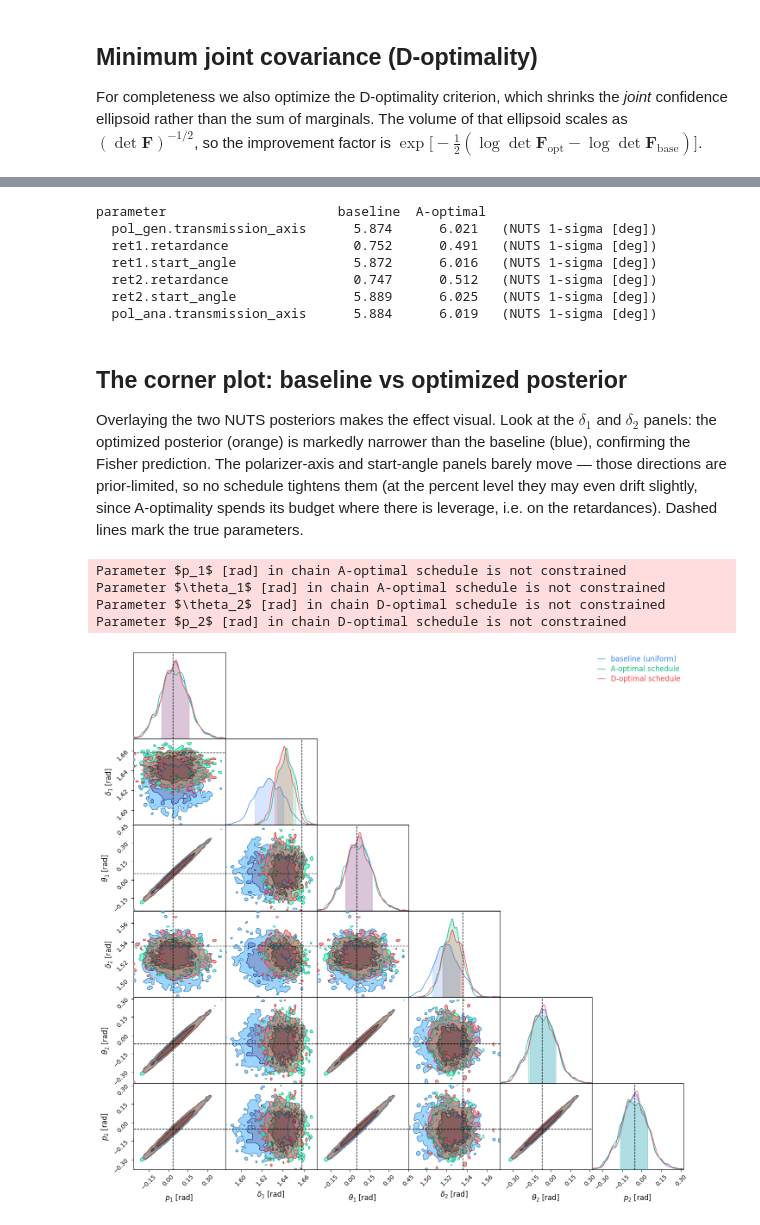
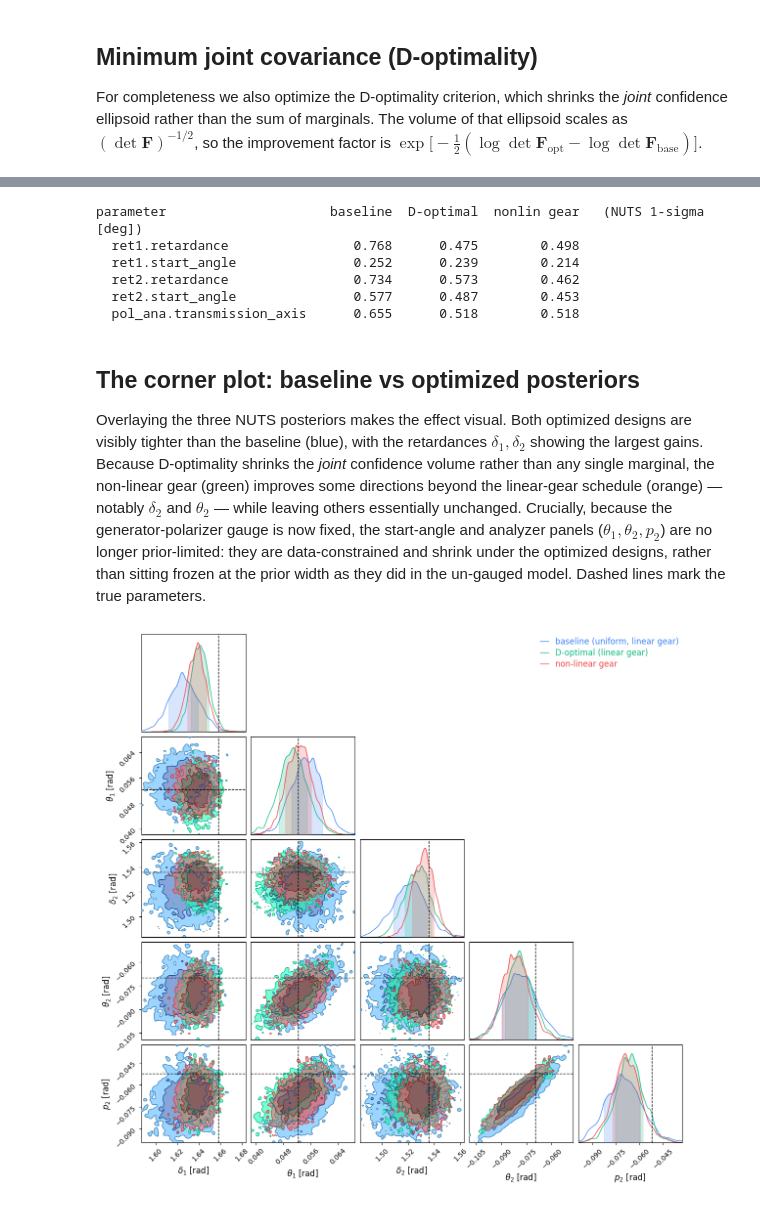
Before and after one commit to Jashcraf/katsu, a Jupyter notebook: docs/notebooks/tutorials/OptimalPolarimeterDesign.ipynb, the cells around one changed output, grey strips where cells are left out. Saved outputs shown, nothing was run; the diff lists cells and outputs as text; code cells hidden in the pictures.

```diff
--- a/docs/notebooks/tutorials/OptimalPolarimeterDesign.ipynb
+++ b/docs/notebooks/tutorials/OptimalPolarimeterDesign.ipynb
@@ -158,13 +223,13 @@ baseline marginal 1-sigma [deg]:
 We now define the two scalar objectives. **A-optimality** literally minimizes the sum of the marginal variances — the most direct reading of "tighter marginal bounds." **D-optimality** maximizes $\log\det\mathbf{F}$, which minimizes the volume of the joint confidence ellipsoid $\propto (\det\mathbf{F})^{-1/2}$ — a global "minimum covariance" criterion that, unlike the trace, is not dominated by whichever single parameter happens to have the largest variance.
 # %%
 def a_optimality(sched):
-    '''Sum of marginal variances = trace of the covariance.'''
-    return np.trace(np.linalg.inv(fisher(sched)))
+    '''Sum of marginal variances = trace of the covariance (linear gear).'''
+    return np.trace(np.linalg.inv(fisher(sched, GEAR * sched)))
 
 
 def neg_logdet_fisher(sched):
-    '''D-optimality objective: minimize -log det F  <=>  shrink the joint ellipsoid.'''
-    return -np.linalg.slogdet(fisher(sched))[1]
+    '''D-optimality objective (linear gear): minimize -log det F  <=>  shrink the joint ellipsoid.'''
+    return -np.linalg.slogdet(fisher(sched, GEAR * sched))[1]
 # %% [markdown]
 ## Optimizing the schedule for tighter marginals (A-optimality)
 
@@ -203,6 +270,6 @@ This is exactly why the *total* trace moves so little while the retardance bound
 # %%
-sig0 = marginal_sigmas_deg(baseline)
-sigA = marginal_sigmas_deg(sched_A)
+sig0 = marginal_sigmas_deg(baseline, GEAR * baseline)
+sigA = marginal_sigmas_deg(sched_A, GEAR * sched_A)
 
 print(f"{'parameter':28s} {'baseline':>10s} {'A-optimal':>10s} {'change':>9s}")
 for k, a, b in zip(order, sig0, sigA):
@@ -288,13 +611,13 @@ For each schedule we simulate a noisy air measurement from the nominal instrumen
 # %%
-def simulate_and_sample(sched, key, num_warmup=400, num_samples=2000):
+def simulate_and_sample(sched1, sched2, key, num_warmup=400, num_samples=2000):
     # Simulate a noisy air measurement from the nominal instrument.
-    truth_power = predict(nominal, sched)
+    truth_power = predict(nominal, sched1, sched2)
     key, noise_key = jax.random.split(key)
     data = truth_power + sigma * jax.random.normal(noise_key, truth_power.shape)
 
     def log_posterior(p):
         pvec = np.array([p[k] for k in order])
-        observed = predict(pvec, sched)
+        observed = predict(pvec, sched1, sched2)
         log_like = -0.5 * np.sum(((observed - data) / sigma) ** 2)
         log_prior = sum(-0.5 * ((p[k] - prior_mu[k]) / prior_sigma) ** 2 for k in p)
         return log_like + log_prior
@@ -317,58 +640,52 @@ def simulate_and_sample(sched, key, num_warmup=400, num_samples=2000):
     return positions
 
 
-# Same PRNG key for both, so differences come from the schedule, not the noise.
-samples_base = simulate_and_sample(baseline, jax.random.PRNGKey(0))
-samples_A = simulate_and_sample(sched_A, jax.random.PRNGKey(0))
-samples_D = simulate_and_sample(sched_D, jax.random.PRNGKey(0))
+# Same PRNG key for all designs, so differences come from the design, not the noise.
+samples_base = simulate_and_sample(baseline, GEAR * baseline, jax.random.PRNGKey(0))
+samples_D = simulate_and_sample(sched_D, GEAR * sched_D, jax.random.PRNGKey(0))
+samples_G = simulate_and_sample(sched_G, gear_map(sched_G, coeffs_G), jax.random.PRNGKey(0))
 
-print(f"\n{'parameter':28s} {'baseline':>10s} {'A-optimal':>10s}")
+print(f"\n{'parameter':28s} {'baseline':>9s} {'D-optimal':>10s} {'nonlin gear':>12s}   (NUTS 1-sigma [deg])")
 for k in order:
     s0 = float(np.degrees(np.std(samples_base[k])))
-    sA = float(np.degrees(np.std(samples_A[k])))
-    sD = float(np.degrees(np.std(samples_A[k])))
-    print(f"  {k:26s} {s0:9.3f} {sA:10.3f}   (NUTS 1-sigma [deg])")
+    sD = float(np.degrees(np.std(samples_D[k])))
+    sG = float(np.degrees(np.std(samples_G[k])))
+    print(f"  {k:26s} {s0:9.3f} {sD:10.3f} {sG:12.3f}")
 # %% [output]
-parameter                      baseline  A-optimal
-  pol_gen.transmission_axis      5.874      6.021   (NUTS 1-sigma [deg])
-  ret1.retardance                0.752      0.491   (NUTS 1-sigma [deg])
-  ret1.start_angle               5.872      6.016   (NUTS 1-sigma [deg])
-  ret2.retardance                0.747      0.512   (NUTS 1-sigma [deg])
-  ret2.start_angle               5.889      6.025   (NUTS 1-sigma [deg])
-  pol_ana.transmission_axis      5.884      6.019   (NUTS 1-sigma [deg])
+parameter                     baseline  D-optimal  nonlin gear   (NUTS 1-sigma [deg])
+  ret1.retardance                0.768      0.475        0.498
+  ret1.start_angle               0.252      0.239        0.214
+  ret2.retardance                0.734      0.573        0.462
+  ret2.start_angle               0.577      0.487        0.453
+  pol_ana.transmission_axis      0.655      0.518        0.518
 # %% [markdown]
-## The corner plot: baseline vs optimized posterior
+## The corner plot: baseline vs optimized posteriors
 
-Overlaying the two NUTS posteriors makes the effect visual. Look at the $\delta_1$ and $\delta_2$ panels: the optimized posterior (orange) is markedly narrower than the baseline (blue), confirming the Fisher prediction. The polarizer-axis and start-angle panels barely move — those directions are prior-limited, so no schedule tightens them (at the percent level they may even drift slightly, since A-optimality spends its budget where there is leverage, i.e. on the retardances). Dashed lines mark the true parameters.
+Overlaying the three NUTS posteriors makes the effect visual. Both optimized designs are visibly tighter than the baseline (blue), with the retardances $\delta_1,\delta_2$ showing the largest gains. Because D-optimality shrinks the *joint* confidence volume rather than any single marginal, the non-linear gear (green) improves some directions beyond the linear-gear schedule (orange) — notably $\delta_2$ and $\theta_2$ — while leaving others essentially unchanged. Crucially, because the generator-polarizer gauge is now fixed, the start-angle and analyzer panels ($\theta_1,\theta_2,p_2$) are no longer prior-limited: they are data-constrained and shrink under the optimized designs, rather than sitting frozen at the prior width as they did in the un-gauged model. Dashed lines mark the true parameters.
 # %%
 from chainconsumer import ChainConsumer, Chain, Truth
 
 labels = {
-    "pol_gen.transmission_axis": r"$p_1$ [rad]",
     "ret1.retardance": r"$\delta_1$ [rad]",
     "ret1.start_angle": r"$\theta_1$ [rad]",
     "ret2.retardance": r"$\delta_2$ [rad]",
     "ret2.start_angle": r"$\theta_2$ [rad]",
     "pol_ana.transmission_axis": r"$p_2$ [rad]",
 }
 
 df_base = pd.DataFrame({labels[k]: jax.device_get(samples_base[k]) for k in order})
-df_A = pd.DataFrame({labels[k]: jax.device_get(samples_A[k]) for k in order})
 df_D = pd.DataFrame({labels[k]: jax.device_get(samples_D[k]) for k in order})
+df_G = pd.DataFrame({labels[k]: jax.device_get(samples_G[k]) for k in order})
 
 cc = ChainConsumer()
-cc.add_chain(Chain(samples=df_base, name="baseline (uniform)"))
-cc.add_chain(Chain(samples=df_A, name="A-optimal schedule"))
-cc.add_chain(Chain(samples=df_D, name="D-optimal schedule"))
+cc.add_chain(Chain(samples=df_base, name="baseline (uniform, linear gear)"))
+cc.add_chain(Chain(samples=df_D, name="D-optimal (linear gear)"))
+cc.add_chain(Chain(samples=df_G, name="non-linear gear"))
 cc.add_truth(Truth(location={labels[k]: float(nominal[i]) for i, k in enumerate(order)}))
 cc.plotter.plot()
 plt.show()
 # %% [output]
-Parameter $p_1$ [rad] in chain A-optimal schedule is not constrained
-Parameter $\theta_1$ [rad] in chain A-optimal schedule is not constrained
-Parameter $\theta_2$ [rad] in chain D-optimal schedule is not constrained
-Parameter $p_2$ [rad] in chain D-optimal schedule is not constrained
-[figure, old version]
+[figure, new version]
 # %% [markdown]
 ## Takeaways
 
```
Also changed, not shown: parts of 23 cells of this notebook.
